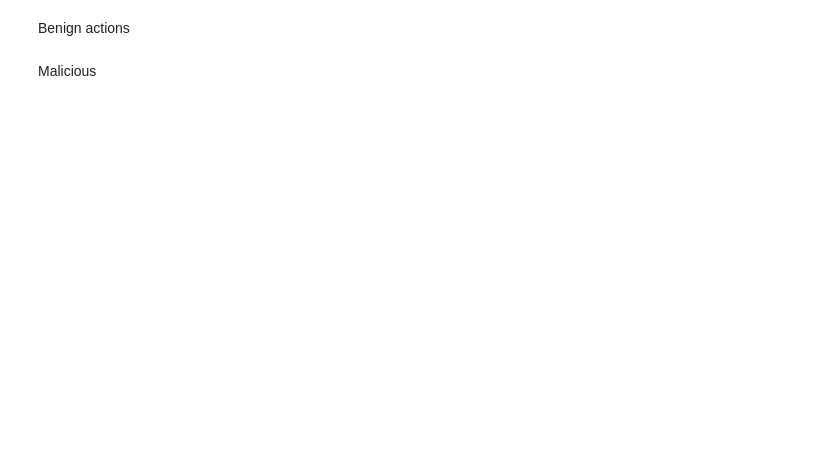
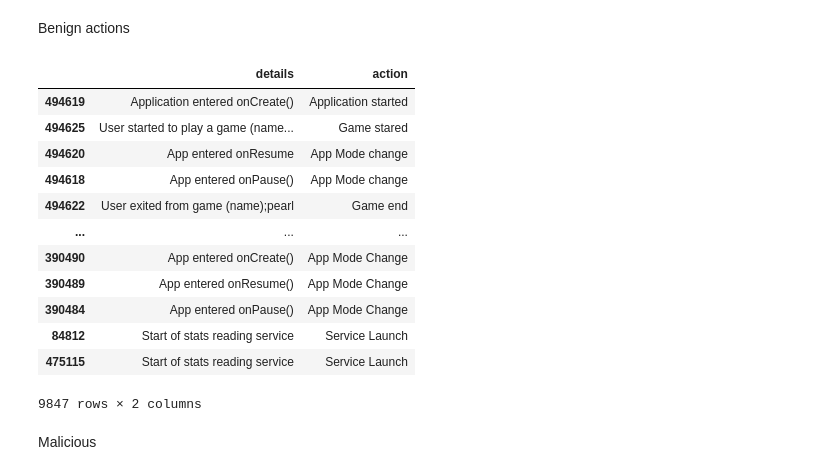
Before and after one commit to kentlingcampbell/project_SherLock, a Jupyter notebook: SherLock.ipynb, the cells around one changed output. Cells and saved outputs as stored; diff of their text form; code cells hidden in the pictures; blank space fills up the shorter version.

```diff
--- a/SherLock.ipynb
+++ b/SherLock.ipynb
@@ -429,7 +460,21 @@ pd.set_option('display.max_rows', 15)
 # %% [markdown]
 Benign actions
 # %%
-Moriarty[Moriarty["ActionType"] == "benign"][["Details", "Action"]]
+Moriarty_tsv[Moriarty_tsv["actionType"] == "benign"][["details", "action"]]
+# %% [output]
+|  | details | action |
+| 494619 | Application entered onCreate() | Application started |
+| 494625 | User started to play a game (name... | Game stared |
+| 494620 | App entered onResume | App Mode change |
+| 494618 | App entered onPause() | App Mode change |
+| 494622 | User exited from game (name);pearl | Game end |
+| ... | ... | ... |
+| 390490 | App entered onCreate() | App Mode Change |
+| 390489 | App entered onResume() | App Mode Change |
+| 390484 | App entered onPause() | App Mode Change |
+| 84812 | Start of stats reading service | Service Launch |
+| 475115 | Start of stats reading service | Service Launch |
+9847 rows × 2 columns
 # %% [markdown]
 Malicious
 # %%
```
Also changed, not shown: parts of 41 cells of this notebook.
